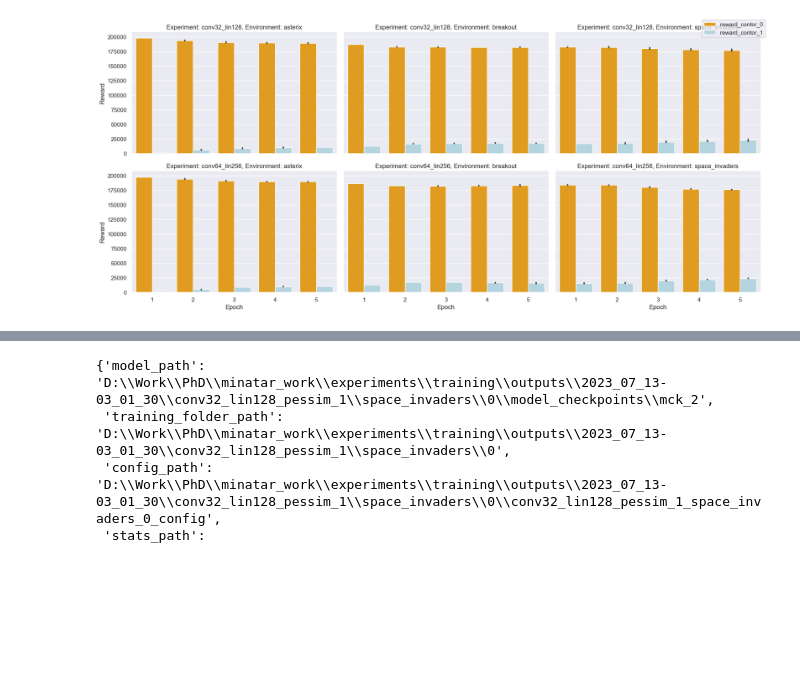
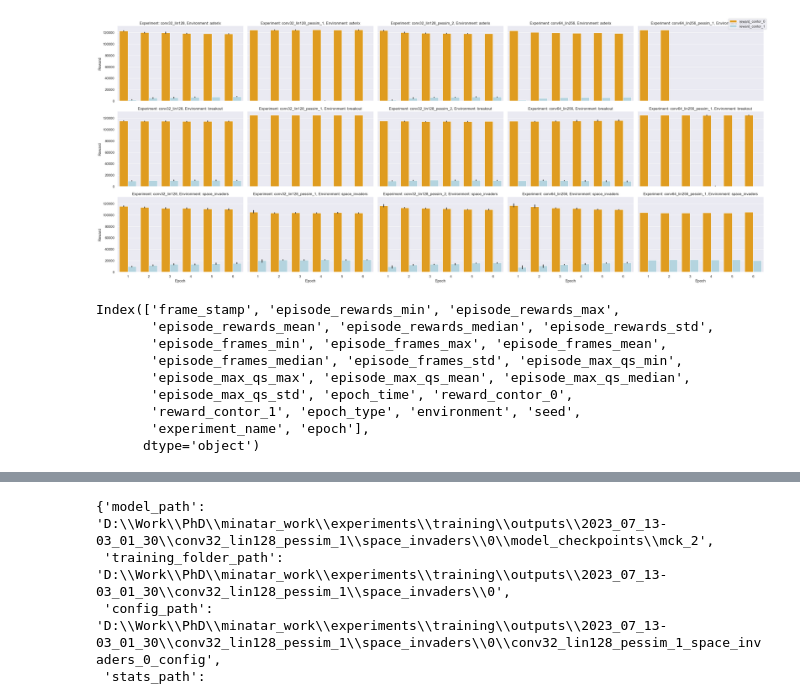
Before and after one commit to mariusdgm/minatar_work, a Jupyter notebook: notebooks/inspect_training_output.ipynb, the cells around one changed output, grey strips where cells are left out. Drawn from its saved outputs; the diff is of its cells as text; code cells hidden in the pictures; blank space fills up the shorter version.

Commit message:
visualized results

```diff
--- a/notebooks/inspect_training_output.ipynb
+++ b/notebooks/inspect_training_output.ipynb
@@ -47,7 +47,7 @@ warnings.filterwarnings('ignore', category=FutureWarning)
 training_outputs_folder_path = (
     r"D:\Work\PhD\minatar_work\experiments\training\outputs"
 )
-training_timestamp_folder = "2023_07_12-23_14_00"
+training_timestamp_folder = "2023_07_13-10_44_18"
 
 experiment_paths = collect_training_output_files(
         os.path.join(training_outputs_folder_path, training_timestamp_folder)
@@ -81,14 +81,12 @@ def process_records_from_stats_and_config(stats, config_path, stats_type):
     # build experiment name cause I did not think to save some kind of
     # exp name in config
     config_file_name = os.path.basename(config_path)
-    exp_name_tokens = config_file_name.split("_")[:2]
-    exp_name = "_".join(exp_name_tokens)
 
     # add info from the config file
     for record in flat_records:
         record["environment"] = config["environment"]
         record["seed"] = config["seed"]
-        record["experiment_name"] = exp_name
+        record["experiment_name"] = config["experiment_name"]
 
     return flat_records
 
@@ -102,8 +100,8 @@ def collect_training_experiment_results(experiment_paths, stats="validation", tr
 
     return df
 
-# df = collect_training_experiment_results(experiment_paths, stats="validation")
-df = collect_training_experiment_results(experiment_paths, stats="training")
+df = collect_training_experiment_results(experiment_paths, stats="validation")
+# df = collect_training_experiment_results(experiment_paths, stats="training")
 
 df.head()
 # %% [output]
@@ -117,21 +131,35 @@ df.head()
 # %%
 # Assuming your DataFrame is named `df`
 df_pivot = df.melt(id_vars=['experiment_name', 'environment', 'epoch'],
                    value_vars=['reward_contor_0', 'reward_contor_1'],
                    var_name='reward_contor', value_name='counts')
 
-g = sns.FacetGrid(df_pivot, row='experiment_name', col='environment', height=4, aspect=1.5)
+g = sns.FacetGrid(df_pivot, row='environment', col='experiment_name', height=4, aspect=1.5)
+order = ['reward_contor_0', 'reward_contor_1']
+palette = ['orange', 'lightblue']
 
-g.map(sns.barplot, 'epoch', 'counts', 'reward_contor', palette=['orange', 'lightblue'])
+g.map(sns.barplot, 'epoch', 'counts', 'reward_contor', palette=palette)
 
-g.set_titles('Experiment: {row_name}, Environment: {col_name}')
+g.set_titles('Experiment: {col_name}, Environment: {row_name}')
 g.set_xlabels('Epoch')
 g.set_ylabels('Reward')
 
 # Display the legend
 handles, labels = plt.gca().get_legend_handles_labels()
 g.fig.legend(handles, labels, loc='upper right')
 
 plt.show()
 # %% [output]
-[figure, old version]
+[figure, new version]
+# %%
+df.columns
+# %% [output]
+Index(['frame_stamp', 'episode_rewards_min', 'episode_rewards_max',
+       'episode_rewards_mean', 'episode_rewards_median', 'episode_rewards_std',
+       'episode_frames_min', 'episode_frames_max', 'episode_frames_mean',
+       'episode_frames_median', 'episode_frames_std', 'episode_max_qs_min',
+       'episode_max_qs_max', 'episode_max_qs_mean', 'episode_max_qs_median',
+       'episode_max_qs_std', 'epoch_time', 'reward_contor_0',
+       'reward_contor_1', 'epoch_type', 'environment', 'seed',
+       'experiment_name', 'epoch'],
+      dtype='object')
```
Also changed, not shown: parts of 4 cells of this notebook, 1 other file.
